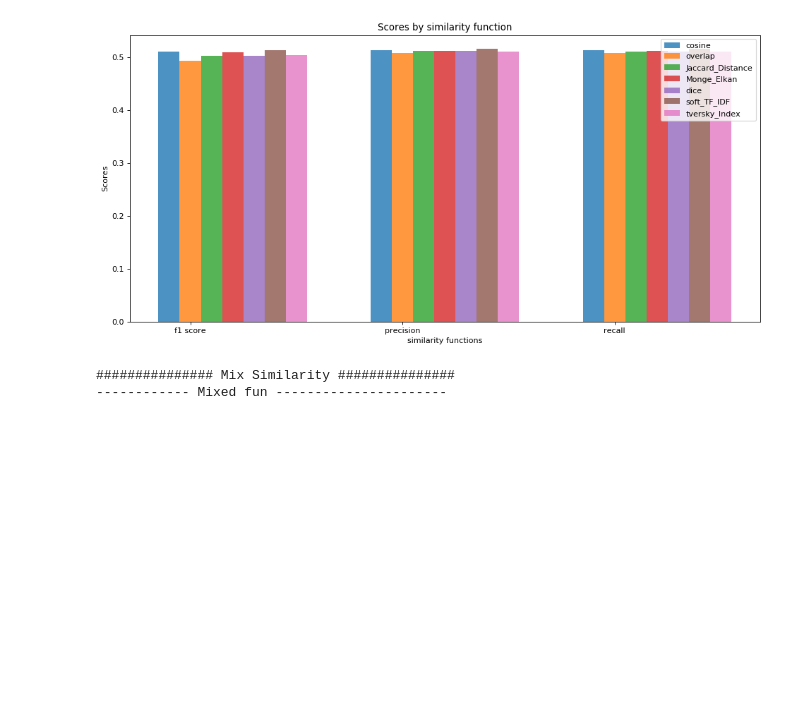
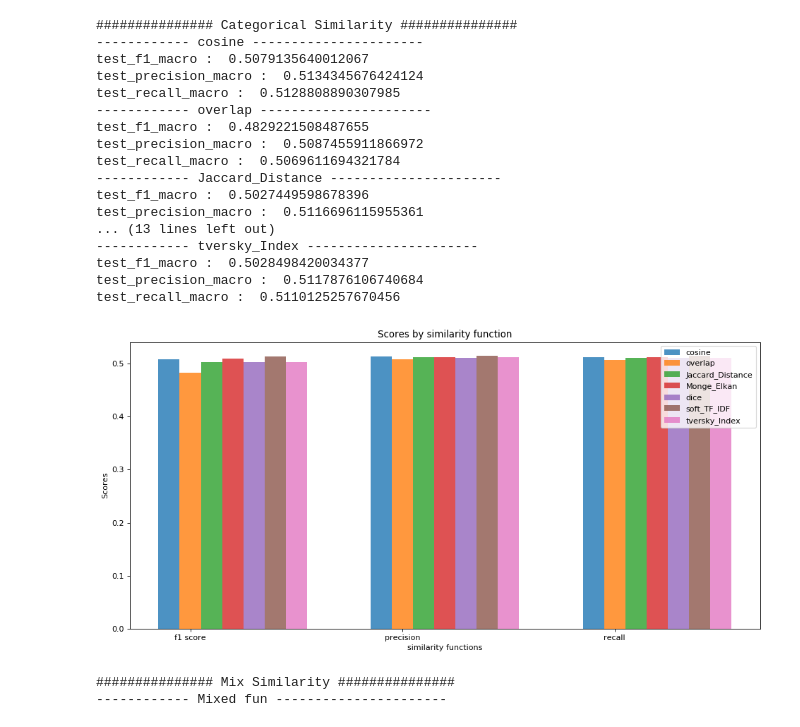
Before and after one commit to mustafaghali/Similarity_Measure_benchmarks, a Jupyter notebook: similarity_measure.ipynb, the cells around one changed output. Saved outputs shown, nothing was run; the diff lists cells and outputs as text; code cells hidden in the pictures; blank space fills up the shorter version.

```diff
--- a/similarity_measure.ipynb
+++ b/similarity_measure.ipynb
@@ -51,6 +51,7 @@ def down_sample_data(classifer_data):
     classifier_data1 = classifier_data[-slice_size:]
     # concatente the samples
     classifier_data = np.concatenate((classifier_data0, classifier_data1), axis= 0)
+    classifier_data = utils.shuffle(classifier_data)
     return classifier_data
 # %%
 def get_similarity_metrics(path_to_data, data_sep, numerical_columns, similarity_fn = None, similarity_type=1):
@@ -153,37 +154,54 @@ test_recall_macro :  0.5205272527701857
 [figure]
 # %%
-similarity functions scores on categorical features
+# similarity functions scores on categorical features
 scores_c = []
 print('############### Categorical Similarity ###############')
 for similarity_fun in categorical_similarity_fun:
     print('------------',similarity_fun,'----------------------')
     f_score = get_similarity_metrics(*maram_data, categorical_similarity_fun[similarity_fun], similarity_type=2)
     scores_c.append(f_score)
 scores_c = np.array(scores_c)
 
 #plot categorical scores per simialarity function
 no_metrics = 3
 index = np.arange(no_metrics)
 
 bar_width = 0.1
 opacity = 0.8
 plt.figure(num=None, figsize=(12, 6), dpi=80, facecolor='w', edgecolor='k')
 
 metrics = ['f1 score', 'precision', 'recall']
 funs_n = list(categorical_similarity_fun.keys())
 
 for i in range(len(scores_c)): #plot scores per each function
     metric_results = scores_c[i]
     plt.bar(index + bar_width * i, metric_results, bar_width,alpha=opacity,label=funs_n[i])
 
 plt.xlabel('similarity functions')
 plt.ylabel('Scores')
 plt.title('Scores by similarity function')
 plt.xticks(index + bar_width, metrics)
 plt.legend()
 plt.tight_layout()
 # %% [output]
+############### Categorical Similarity ###############
+------------ cosine ----------------------
+test_f1_macro :  0.5079135640012067
+test_precision_macro :  0.5134345676424124
+test_recall_macro :  0.5128808890307985
+------------ overlap ----------------------
+test_f1_macro :  0.4829221508487655
+test_precision_macro :  0.5087455911866972
+test_recall_macro :  0.5069611694321784
+------------ Jaccard_Distance ----------------------
+test_f1_macro :  0.5027449598678396
+test_precision_macro :  0.5116696115955361
+... (13 lines left out)
+------------ tversky_Index ----------------------
+test_f1_macro :  0.5028498420034377
+test_precision_macro :  0.5117876106740684
+test_recall_macro :  0.5110125257670456
-[figure, old version]
+[figure, new version]
 # %%
 # similarity function score on mixed features
 print('############### Mix Similarity ###############')
```
Also changed, not shown: parts of 3 cells of this notebook.
